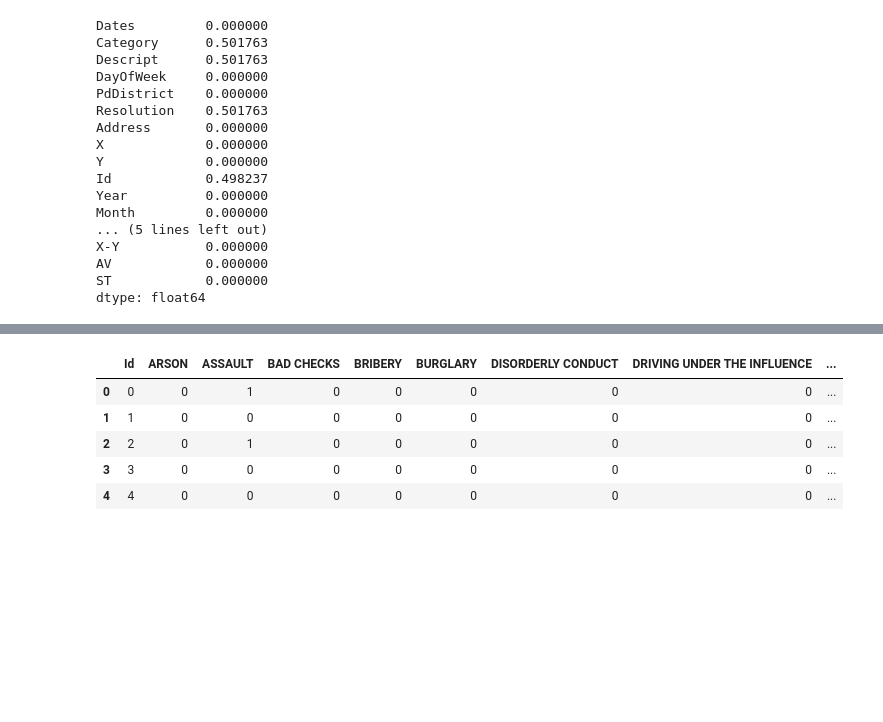
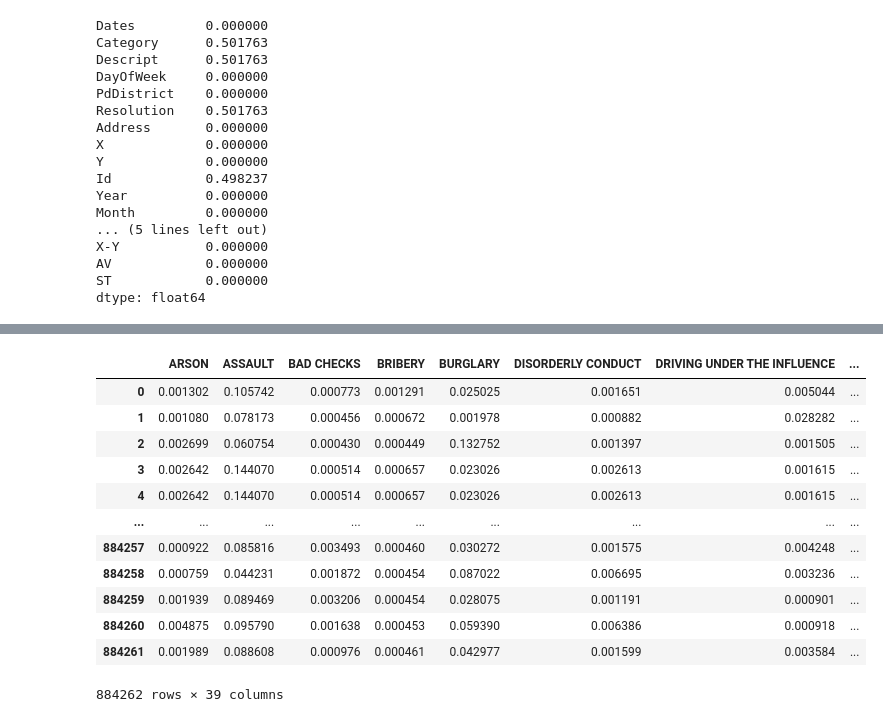
Before and after one commit to dlsdnjs96/Machine_Learning, a Jupyter notebook: SanFrancisco_crime.ipynb, the cells around one changed output, grey strips where cells are left out. Drawn from its saved outputs; the diff is of its cells as text; code cells hidden in the pictures; blank space fills up the shorter version.

```diff
--- a/SanFrancisco_crime.ipynb
+++ b/SanFrancisco_crime.ipynb
@@ -344,0 +357,2 @@ submission = pd.read_csv('/content/drive/MyDrive/Colab Notebooks/SanFrancisco Cr
+# %%
+pred_xgb = train_xgb.predict(test_xgb)
@@ -345,13 +361,23 @@ submission = pd.read_csv('/content/drive/MyDrive/Colab Notebooks/SanFrancisco Cr
+# %%
+predictions = bst.predict(test_x)
 # %%
-for idx in range(0, len(pred)):
-  submission[pred[idx]][idx] = 1
+ensemble = 0.9*predictions + 0.1*pred_xgb
-# %% [output]
-|  | Id | ARSON | ASSAULT | BAD CHECKS | BRIBERY | BURGLARY | DISORDERLY CONDUCT | DRIVING UNDER THE INFLUENCE | ... |
-| 0 | 0 | 0 | 1 | 0 | 0 | 0 | 0 | 0 | ... |
-| 1 | 1 | 0 | 0 | 0 | 0 | 0 | 0 | 0 | ... |
-| 2 | 2 | 0 | 1 | 0 | 0 | 0 | 0 | 0 | ... |
-| 3 | 3 | 0 | 0 | 0 | 0 | 0 | 0 | 0 | ... |
-| 4 | 4 | 0 | 0 | 0 | 0 | 0 | 0 | 0 | ... |
 # %%
-submission.set_index('Id')
-submission.to_csv('/content/drive/MyDrive/Colab Notebooks/SanFrancisco Crime/submission.csv', index=False)
+sub = pd.DataFrame(ensemble,columns=lb.inverse_transform(np.linspace(0, 38, 39, dtype='int16')),index=test_x.index)
+sub.to_csv('submission.csv', index_label='Id')
+# %%
+sub
+# %% [output]
+|  | ARSON | ASSAULT | BAD CHECKS | BRIBERY | BURGLARY | DISORDERLY CONDUCT | DRIVING UNDER THE INFLUENCE | ... |
+| 0 | 0.001302 | 0.105742 | 0.000773 | 0.001291 | 0.025025 | 0.001651 | 0.005044 | ... |
+| 1 | 0.001080 | 0.078173 | 0.000456 | 0.000672 | 0.001978 | 0.000882 | 0.028282 | ... |
+| 2 | 0.002699 | 0.060754 | 0.000430 | 0.000449 | 0.132752 | 0.001397 | 0.001505 | ... |
+| 3 | 0.002642 | 0.144070 | 0.000514 | 0.000657 | 0.023026 | 0.002613 | 0.001615 | ... |
+| 4 | 0.002642 | 0.144070 | 0.000514 | 0.000657 | 0.023026 | 0.002613 | 0.001615 | ... |
+| ... | ... | ... | ... | ... | ... | ... | ... | ... |
+| 884257 | 0.000922 | 0.085816 | 0.003493 | 0.000460 | 0.030272 | 0.001575 | 0.004248 | ... |
+| 884258 | 0.000759 | 0.044231 | 0.001872 | 0.000454 | 0.087022 | 0.006695 | 0.003236 | ... |
+| 884259 | 0.001939 | 0.089469 | 0.003206 | 0.000454 | 0.028075 | 0.001191 | 0.000901 | ... |
+| 884260 | 0.004875 | 0.095790 | 0.001638 | 0.000453 | 0.059390 | 0.006386 | 0.000918 | ... |
+| 884261 | 0.001989 | 0.088608 | 0.000976 | 0.000461 | 0.042977 | 0.001599 | 0.003584 | ... |
+884262 rows × 39 columns
```
Also changed, not shown: parts of 13 cells of this notebook.
